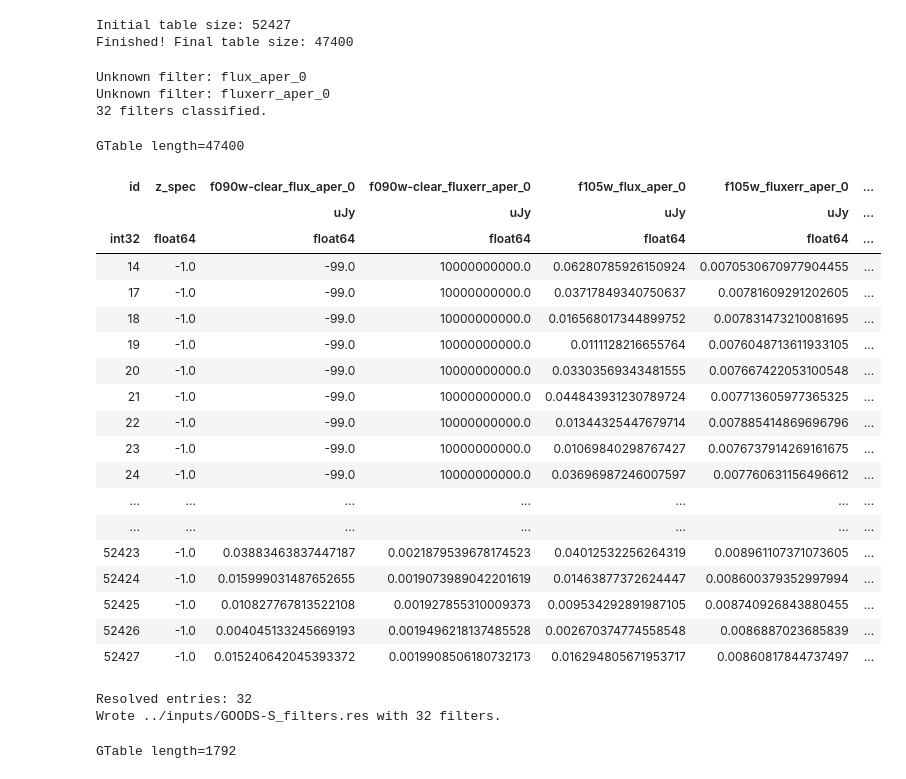
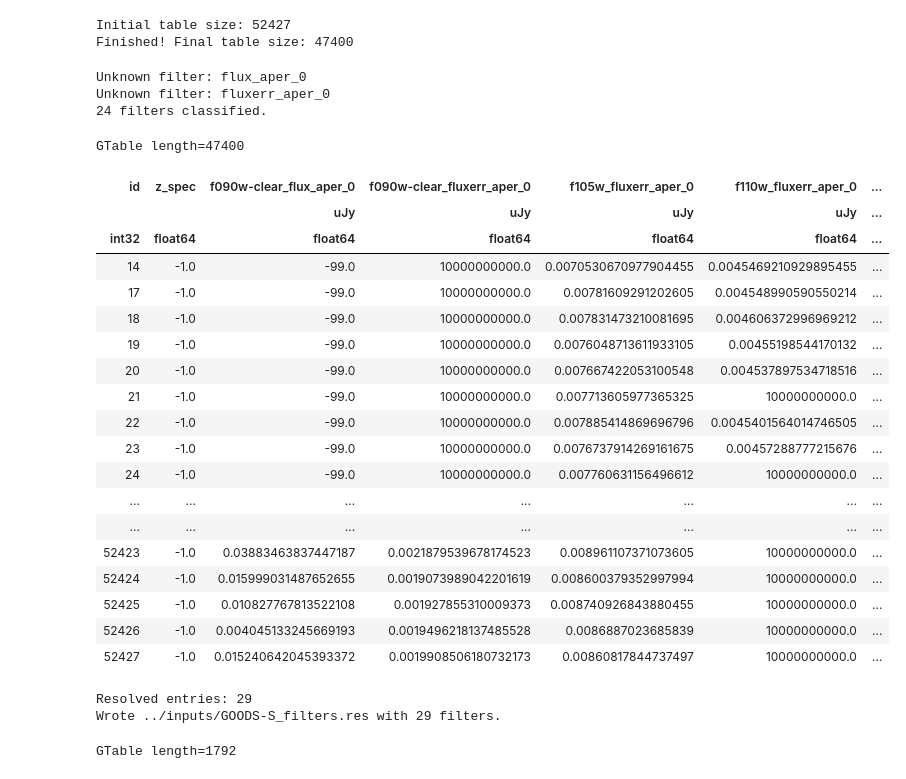
Before and after one commit to sfremy/my-eazy-jwst, a Jupyter notebook: scripts/eazy_processing.ipynb, the cells around one changed output. Drawn from its saved outputs; the diff is of its cells as text; code cells hidden in the pictures.

```diff
--- a/scripts/eazy_processing.ipynb
+++ b/scripts/eazy_processing.ipynb
@@ -104,6 +104,13 @@ only_spec = True  # whether to only include sources with spec-z
 
 RUN_NAME = "GOODS-S" # name for outputs
 N_MIN_COLORS = 5  # minimum number of filters
+
+USE_NIRCAM = True
+USE_NIRISS = False # recommended
+USE_WFC3 = True
+USE_ACS = True
+
+DROP_HST_IR = True  # Drop HST IR filters (e.g., F105W, F125W, F160W) to focus on JWST data
 # %%
 # --- Step 3: Cross-match photometric and spectroscopic catalogs ---
 
@@ -221,7 +228,7 @@ Finished! Final table size: 47400
 # %%
 # --- Get filters used ---
 
-# JWST NIRCam + NIRISS + HST ACS + WFC3/UVIS
+# Full list of JWST NIRCam + NIRISS + HST ACS + WFC3/UVIS filters
 nircam_filters = ['f150w2', 'f322w2',
                  'f079w', 'f090w', 'f115w', 'f150w', 'f200w', 'f277w', 'f356w', 'f444w',
                  'f140m', 'f162m', 'f182m', 'f210m', 'f250m', 'f300m', 'f335m', 'f360m', 'f410m', 'f430m', 'f460m', 'f480m',
@@ -239,7 +246,6 @@ wfc3_uvis_filters = [
                      'fq378n', 'fq387n', 'fq437n', 'fq492n', 'fq508n', 'fq619n', 'fq674n', 'fq750n', 'fq889n', 'fq937n',
                      'f300x', 'f475x',
                      'f200lp', 'f350lp', 'f600lp', 'f850lp']
-
 # clearp or wn -> NIRISS
 # u -> WFC3/UVIS
 # else match NIRCam & ACS
@@ -282,58 +288,60 @@ def classify_filter(name):
             return ("nircam", flt)
 
     # --- Nothing matched
     return ("unknown", name)
 
 # --- Categorize filters ---
 tab_final = result[['id', 'z_spec']]
 filter_cat = []
 instrument_cat = []
 for i, col in enumerate(result.columns):
     if re.match('.*flux.*', col):
         inst, flt = classify_filter(col)
         if inst == "unknown": # drop & log unknown inputs
             print(f"Unknown filter: {col}")
             continue
         if re.match('.*flux_.*', col): # avoid double-counting fluxerrs
-            if inst == "nircam":
+            if inst == "nircam" and USE_NIRCAM:
                 instrument_cat.append('nircam')
-            elif inst == "niriss":
+            elif inst == "niriss" and USE_NIRISS:
                 instrument_cat.append('niriss')
-            elif inst == "wfc3-uvis":
+            elif inst == "wfc3-uvis" and USE_WFC3:
                 instrument_cat.append('wfc3-uvis')
-            elif inst == "wfc3-ir":
+            elif inst == "wfc3-ir" and USE_WFC3 and not DROP_HST_IR:
                 instrument_cat.append('wfc3-ir')
-            elif inst == "acs":
+            elif inst == "acs" and USE_ACS:
                 instrument_cat.append('acs')
+            else:
+                continue
             filter_cat.append(flt)
         tab_final[col] = result[col]
 
 print(len(filter_cat), "filters classified.")
 tab_final
 # %% [output]
 Unknown filter: flux_aper_0
 Unknown filter: fluxerr_aper_0
-32 filters classified.
+24 filters classified.
 GTable length=47400
-| id | z_spec | f090w-clear_flux_aper_0 | f090w-clear_fluxerr_aper_0 | f105w_flux_aper_0 | f105w_fluxerr_aper_0 | ... |
+| id | z_spec | f090w-clear_flux_aper_0 | f090w-clear_fluxerr_aper_0 | f105w_fluxerr_aper_0 | f110w_fluxerr_aper_0 | ... |
 |  |  | uJy | uJy | uJy | uJy | ... |
 | int32 | float64 | float64 | float64 | float64 | float64 | ... |
-| 14 | -1.0 | -99.0 | 10000000000.0 | 0.06280785926150924 | 0.0070530670977904455 | ... |
-| 17 | -1.0 | -99.0 | 10000000000.0 | 0.03717849340750637 | 0.00781609291202605 | ... |
-| 18 | -1.0 | -99.0 | 10000000000.0 | 0.016568017344899752 | 0.007831473210081695 | ... |
-| 19 | -1.0 | -99.0 | 10000000000.0 | 0.0111128216655764 | 0.0076048713611933105 | ... |
-| 20 | -1.0 | -99.0 | 10000000000.0 | 0.03303569343481555 | 0.007667422053100548 | ... |
-| 21 | -1.0 | -99.0 | 10000000000.0 | 0.044843931230789724 | 0.007713605977365325 | ... |
-| 22 | -1.0 | -99.0 | 10000000000.0 | 0.01344325447679714 | 0.007885414869696796 | ... |
-| 23 | -1.0 | -99.0 | 10000000000.0 | 0.01069840298767427 | 0.0076737914269161675 | ... |
-| 24 | -1.0 | -99.0 | 10000000000.0 | 0.03696987246007597 | 0.007760631156496612 | ... |
+| 14 | -1.0 | -99.0 | 10000000000.0 | 0.0070530670977904455 | 0.0045469210929895455 | ... |
+| 17 | -1.0 | -99.0 | 10000000000.0 | 0.00781609291202605 | 0.004548990590550214 | ... |
+| 18 | -1.0 | -99.0 | 10000000000.0 | 0.007831473210081695 | 0.004606372996969212 | ... |
+| 19 | -1.0 | -99.0 | 10000000000.0 | 0.0076048713611933105 | 0.00455198544170132 | ... |
+| 20 | -1.0 | -99.0 | 10000000000.0 | 0.007667422053100548 | 0.004537897534718516 | ... |
+| 21 | -1.0 | -99.0 | 10000000000.0 | 0.007713605977365325 | 10000000000.0 | ... |
+| 22 | -1.0 | -99.0 | 10000000000.0 | 0.007885414869696796 | 0.0045401564014746505 | ... |
+| 23 | -1.0 | -99.0 | 10000000000.0 | 0.0076737914269161675 | 0.00457288777215676 | ... |
+| 24 | -1.0 | -99.0 | 10000000000.0 | 0.007760631156496612 | 10000000000.0 | ... |
 | ... | ... | ... | ... | ... | ... | ... |
 | ... | ... | ... | ... | ... | ... | ... |
-| 52423 | -1.0 | 0.03883463837447187 | 0.0021879539678174523 | 0.04012532256264319 | 0.008961107371073605 | ... |
-| 52424 | -1.0 | 0.015999031487652655 | 0.0019073989042201619 | 0.01463877372624447 | 0.008600379352997994 | ... |
-| 52425 | -1.0 | 0.010827767813522108 | 0.001927855310009373 | 0.009534292891987105 | 0.008740926843880455 | ... |
-| 52426 | -1.0 | 0.004045133245669193 | 0.0019496218137485528 | 0.002670374774558548 | 0.0086887023685839 | ... |
-| 52427 | -1.0 | 0.015240642045393372 | 0.0019908506180732173 | 0.016294805671953717 | 0.00860817844737497 | ... |
+| 52423 | -1.0 | 0.03883463837447187 | 0.0021879539678174523 | 0.008961107371073605 | 10000000000.0 | ... |
+| 52424 | -1.0 | 0.015999031487652655 | 0.0019073989042201619 | 0.008600379352997994 | 10000000000.0 | ... |
+| 52425 | -1.0 | 0.010827767813522108 | 0.001927855310009373 | 0.008740926843880455 | 10000000000.0 | ... |
+| 52426 | -1.0 | 0.004045133245669193 | 0.0019496218137485528 | 0.0086887023685839 | 10000000000.0 | ... |
+| 52427 | -1.0 | 0.015240642045393372 | 0.0019908506180732173 | 0.00860817844737497 | 10000000000.0 | ... |
 # %%
 # -- Define filter loading function --
 
@@ -460,8 +468,8 @@ def write_filters(filter_dirs, instrument_cat, filter_cat):
 
 write_filters(filter_dirs, instrument_cat, filter_cat)
 # %% [output]
-Resolved entries: 32
-Wrote ../inputs/GOODS-S_filters.res with 32 filters.
+Resolved entries: 29
+Wrote ../inputs/GOODS-S_filters.res with 29 filters.
 # %%
 tab_final[tab_final['z_spec'] != -1]
 # %% [output]
```
Also changed, not shown: parts of 2 cells of this notebook, 4 other files.
